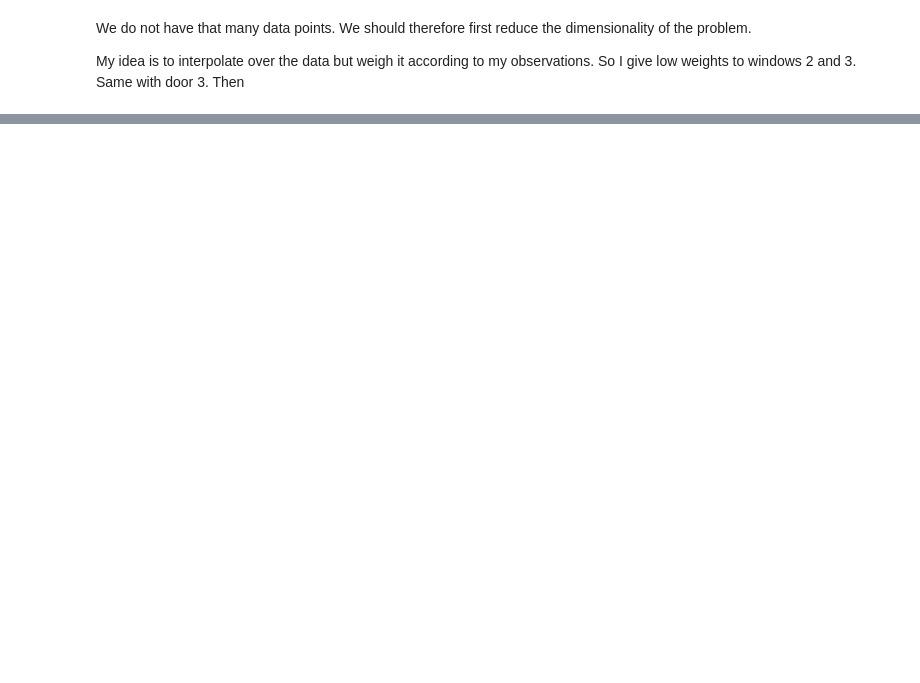
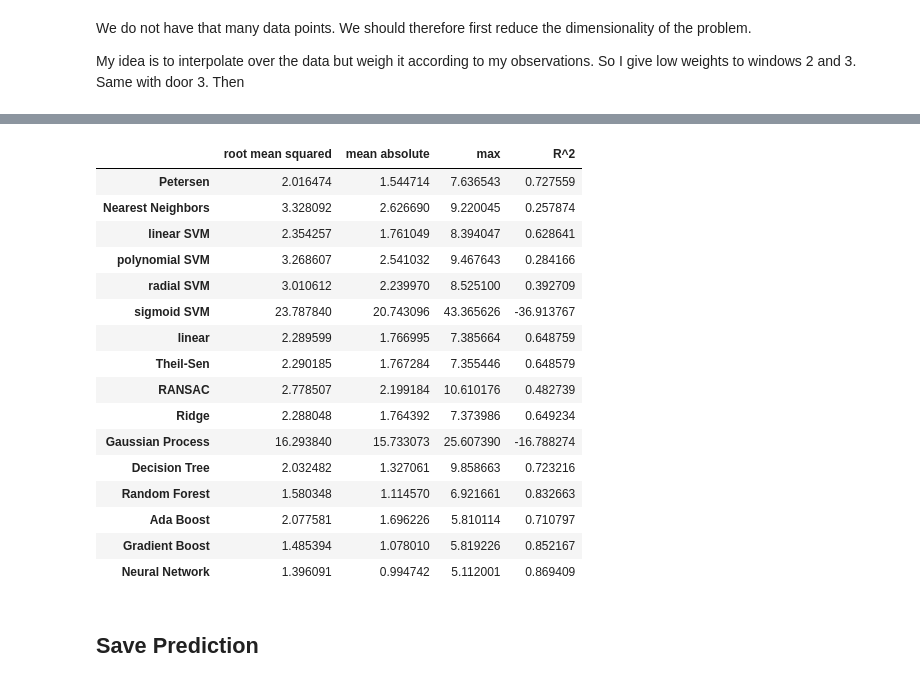
Before and after one commit to maxstollmayer/ML-Challenges, a Jupyter notebook: Challenge-2/TurnUpTheHeat_Evaluation.ipynb, the cells around one changed output, grey strips where cells are left out. Cells and saved outputs as stored; diff of their text form; code cells hidden in the pictures; blank space fills up the shorter version.

Commit message:
added regressor comparison and cleaned up profs code

```diff
--- a/Challenge-2/TurnUpTheHeat_Evaluation.ipynb
+++ b/Challenge-2/TurnUpTheHeat_Evaluation.ipynb
@@ -110,0 +68,12 @@ def predict(data):
+# %%
+X = original_df.values[:, :-1]
+Y = original_df.values[:, -1]
+
+n_rows = original_df.shape[0]
+train_data = original_df.drop(range(int(0.2 * n_rows)), axis = 0)
+test_data = original_df.drop(range(int(0.2 * n_rows), n_rows), axis = 0)
+
+X_train = train_data.values[:, :-1]
+Y_train = train_data.values[:, -1]
+X_test = test_data.values[:, :-1]
+Y_test = test_data.values[:, -1]
@@ -124,0 +123,4 @@ I will just store my prediction on the test set now:
+# %%
+reg = PetersenRegressor()
+reg.fit(X_train, Y_train)
+reg.score(X_test, Y_test)
@@ -124,0 +158,16 @@ I will just store my prediction on the test set now:
+# %%
+from sklearn.metrics import mean_squared_error, mean_absolute_error, max_error, r2_score
+
+comparison = pd.DataFrame()
+
+for name, reg in regressors.items():
+    print(f"{name:17} : ", end="")
+    reg.fit(X_train, Y_train)
+    print("fitted, ", end="")
+    prediction = reg.predict(X_test)
+    print("predicted, ", end="")
+    comparison.loc[name, "root mean squared"] = mean_squared_error(Y_test, prediction, squared = False)
+    comparison.loc[name, "mean absolute"] = mean_absolute_error(Y_test, prediction)
+    comparison.loc[name, "max"] = max_error(Y_test, prediction)
+    comparison.loc[name, "R^2"] = r2_score(Y_test, prediction)
+    print("scored.")
@@ -125 +191,23 @@ I will just store my prediction on the test set now:
+# %%
+comparison.style.highlight_min(["root mean squared", "mean absolute", "max"], "green").highlight_max("R^2", "green")
+# %% [output]
+|  | root mean squared | mean absolute | max | R^2 |
+| Petersen | 2.016474 | 1.544714 | 7.636543 | 0.727559 |
+| Nearest Neighbors | 3.328092 | 2.626690 | 9.220045 | 0.257874 |
+| linear SVM | 2.354257 | 1.761049 | 8.394047 | 0.628641 |
+| polynomial SVM | 3.268607 | 2.541032 | 9.467643 | 0.284166 |
+| radial SVM | 3.010612 | 2.239970 | 8.525100 | 0.392709 |
+| sigmoid SVM | 23.787840 | 20.743096 | 43.365626 | -36.913767 |
+| linear | 2.289599 | 1.766995 | 7.385664 | 0.648759 |
+| Theil-Sen | 2.290185 | 1.767284 | 7.355446 | 0.648579 |
+| RANSAC | 2.778507 | 2.199184 | 10.610176 | 0.482739 |
+| Ridge | 2.288048 | 1.764392 | 7.373986 | 0.649234 |
+| Gaussian Process | 16.293840 | 15.733073 | 25.607390 | -16.788274 |
+| Decision Tree | 2.032482 | 1.327061 | 9.858663 | 0.723216 |
+| Random Forest | 1.580348 | 1.114570 | 6.921661 | 0.832663 |
+| Ada Boost | 2.077581 | 1.696226 | 5.810114 | 0.710797 |
+| Gradient Boost | 1.485394 | 1.078010 | 5.819226 | 0.852167 |
+| Neural Network | 1.396091 | 0.994742 | 5.112001 | 0.869409 |
+# %% [markdown]
+## Save Prediction
 # %%
```
Also changed, not shown: parts of 19 cells of this notebook.
